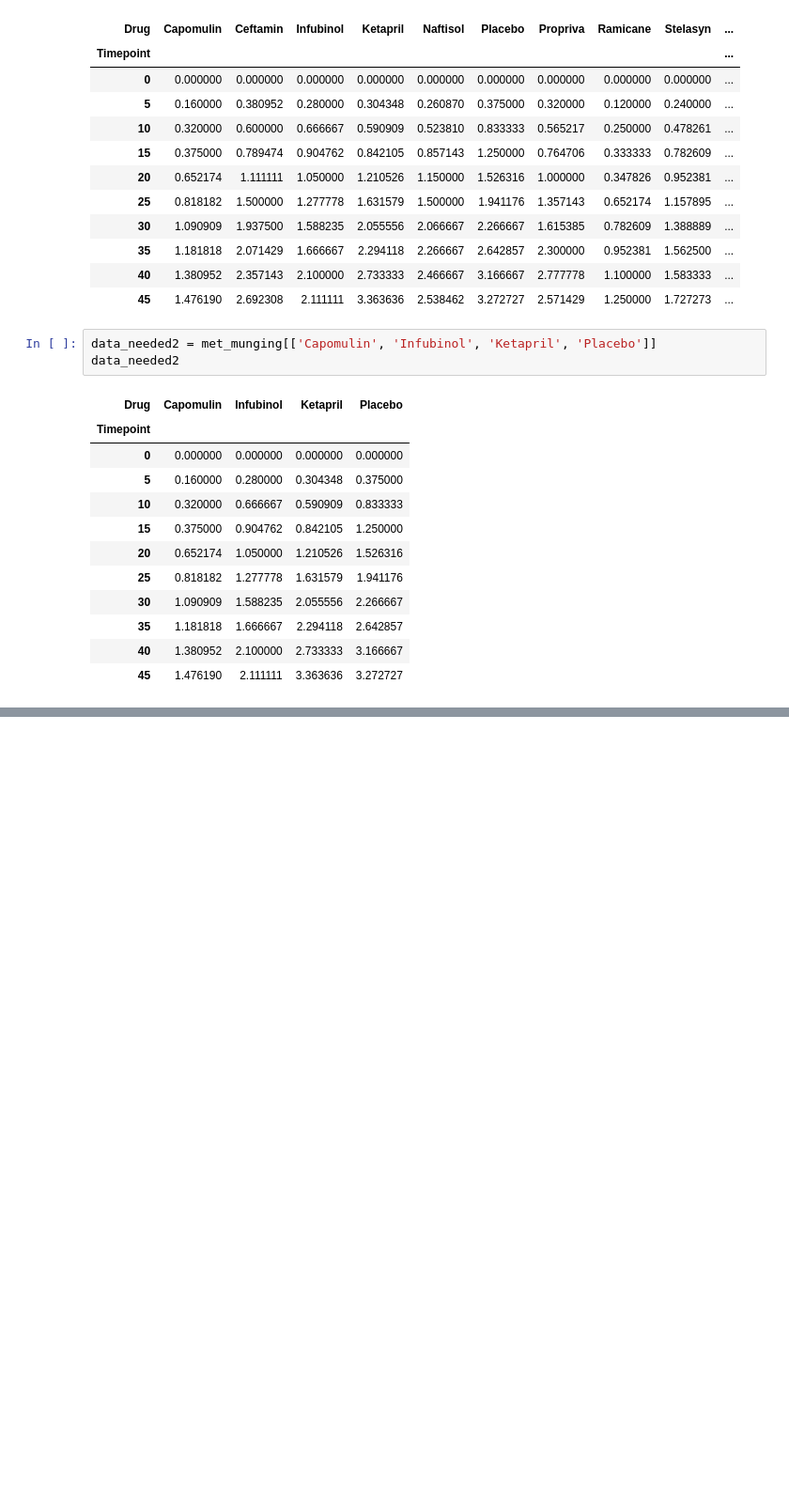
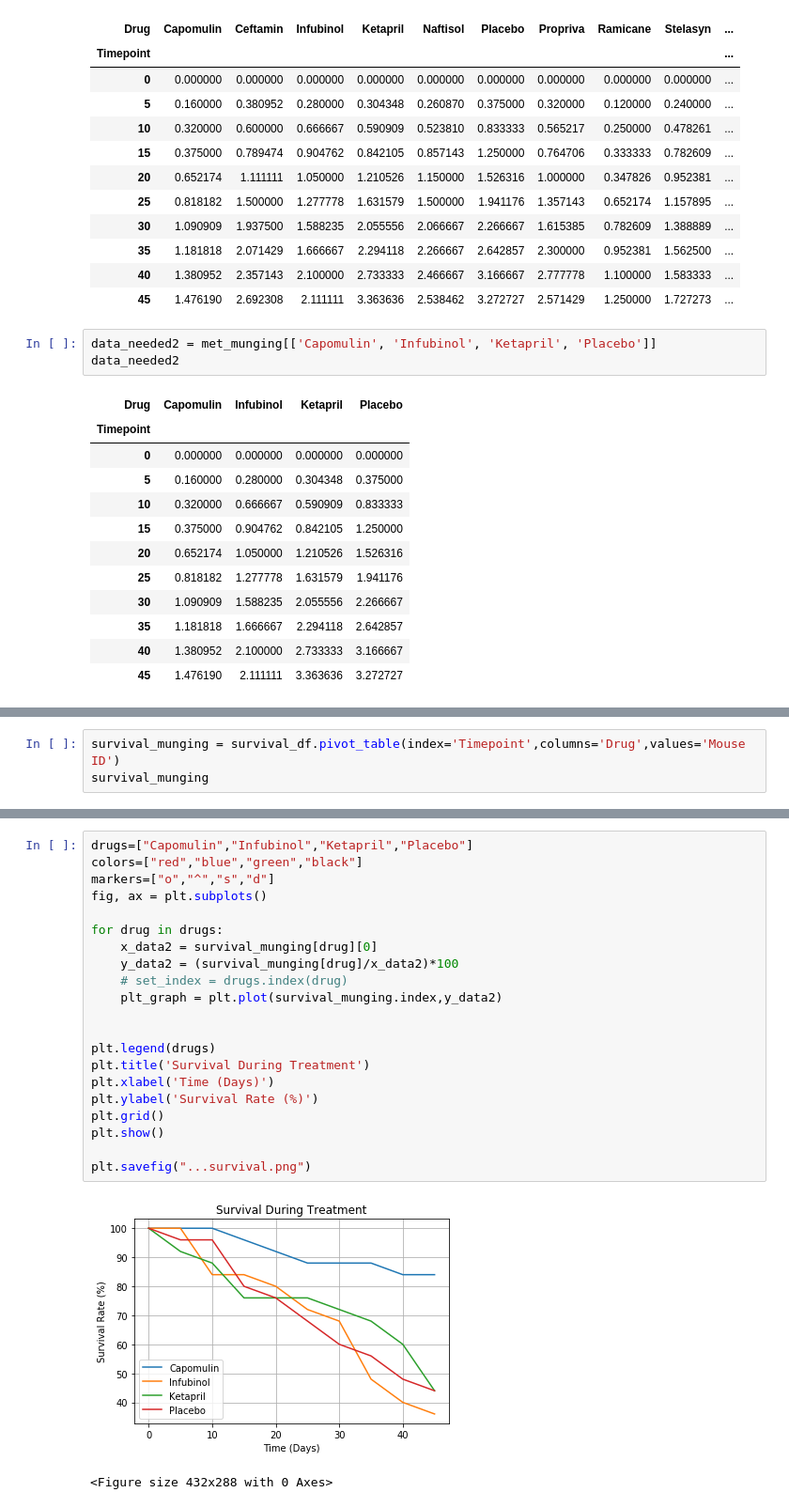
Before and after one commit to laurybenoit/Matplotlib, a Jupyter notebook: Pymaceuticals.ipynb, the cells around one changed output, grey strips where cells are left out. Shown at 94% size. Drawn from its saved outputs; the diff is of its cells as text; blank space fills up the shorter version.

```diff
--- a/Pymaceuticals.ipynb
+++ b/Pymaceuticals.ipynb
@@ -238,0 +235,3 @@ survival_df
+# %%
+survival_munging = survival_df.pivot_table(index='Timepoint',columns='Drug',values='Mouse ID')
+survival_munging
@@ -238,0 +251,24 @@ survival_df
+# %%
+drugs=["Capomulin","Infubinol","Ketapril","Placebo"]
+colors=["red","blue","green","black"]
+markers=["o","^","s","d"]
+fig, ax = plt.subplots()
+
+for drug in drugs:
+    x_data2 = survival_munging[drug][0]
+    y_data2 = (survival_munging[drug]/x_data2)*100
+    # set_index = drugs.index(drug)
+    plt_graph = plt.plot(survival_munging.index,y_data2)
+
+
+plt.legend(drugs)
+plt.title('Survival During Treatment')
+plt.xlabel('Time (Days)')
+plt.ylabel('Survival Rate (%)')
+plt.grid()
+plt.show()
+
+plt.savefig("...survival.png")
+# %% [output]
+[figure, added]
+<Figure size 432x288 with 0 Axes>
```
Also changed, not shown: parts of 6 cells of this notebook, 3 other files.
